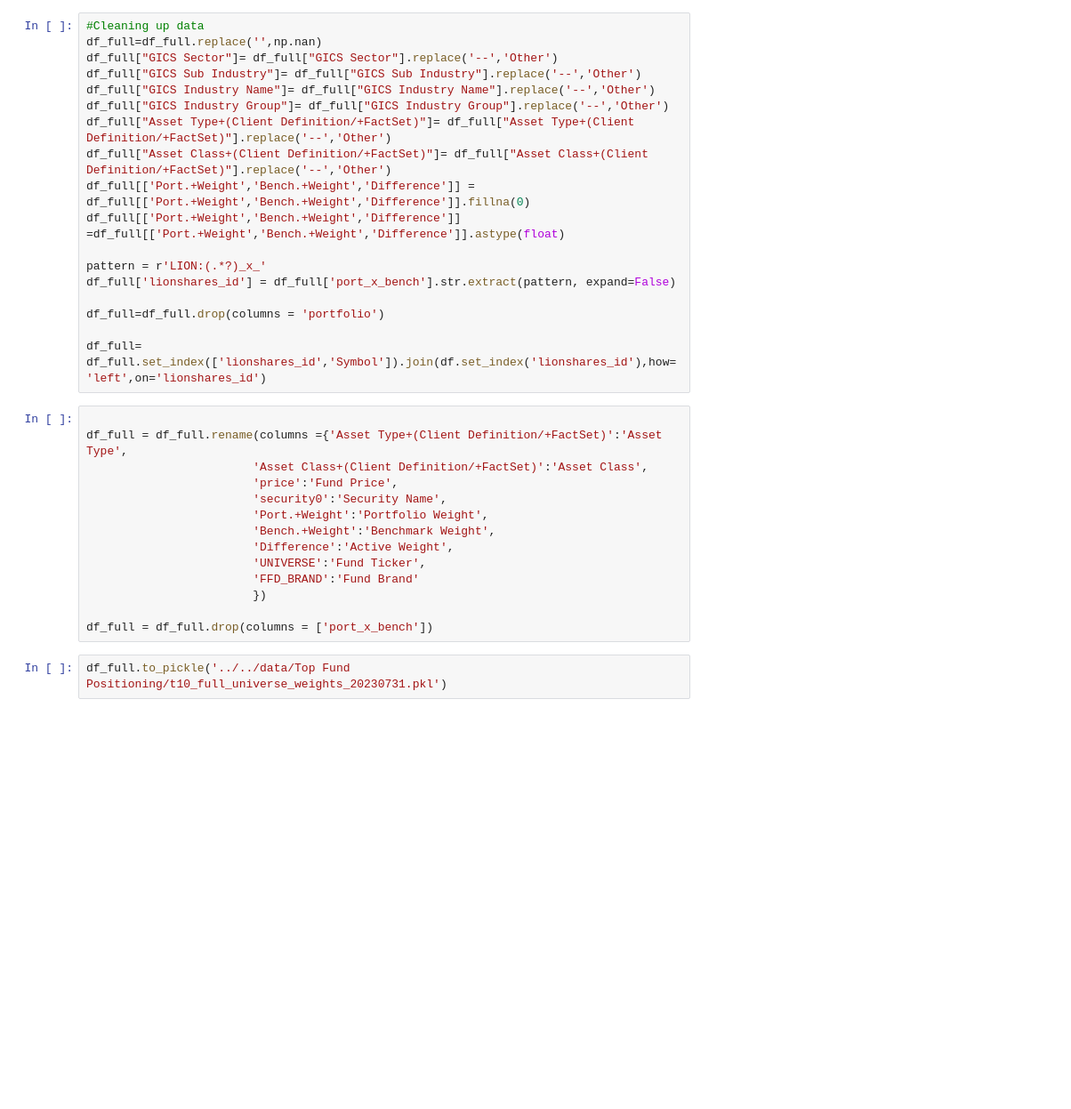
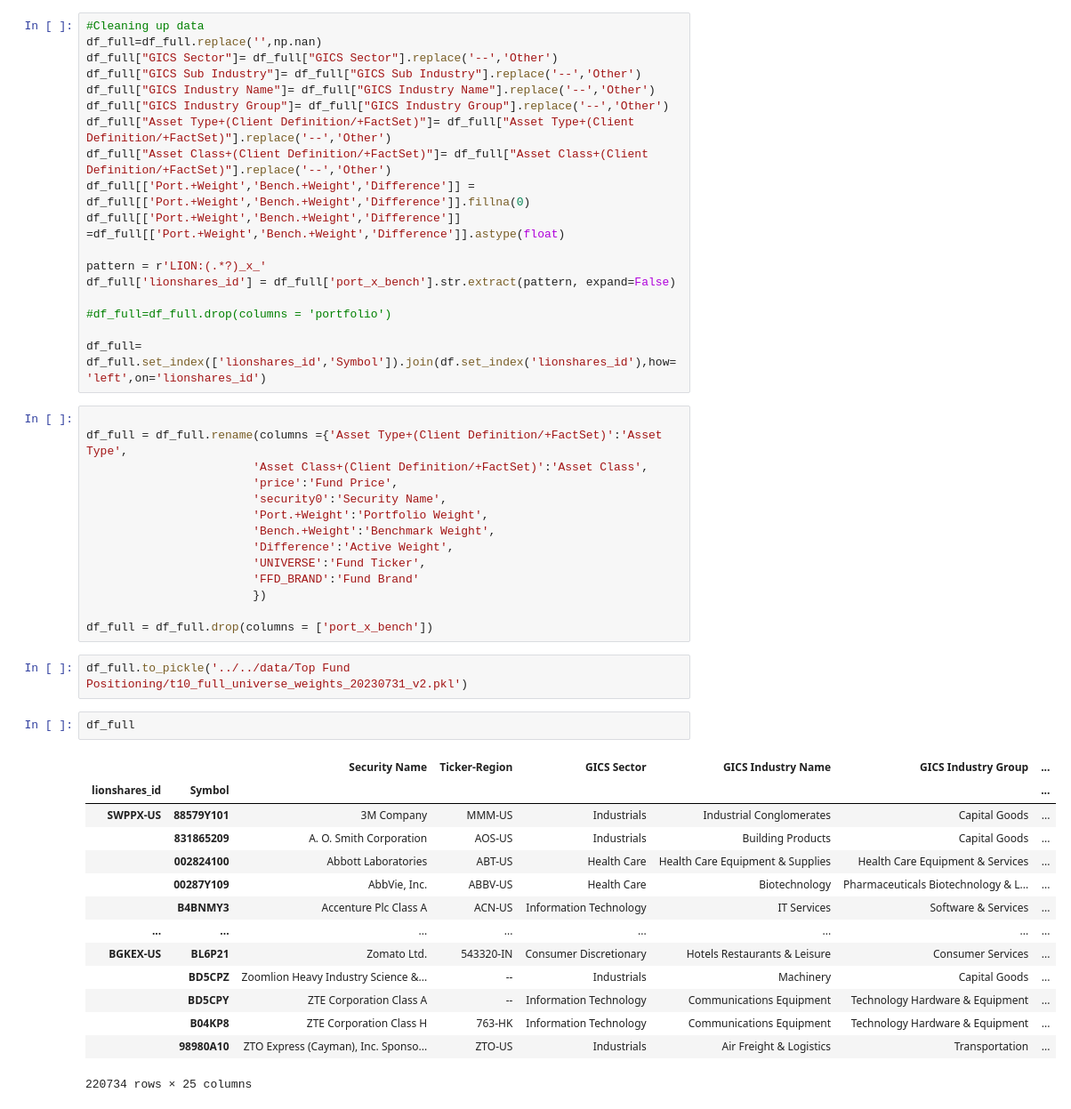
Before and after one commit to nurciuoli/FdsPy, a Jupyter notebook: analysis/Top Fund Positioning/Top 10 Funds by AUM Positioning - Data Gen.ipynb, the cells around one changed output. Shown: that part at 89% size. Drawn from its saved outputs; the diff is of its cells as text; blank space fills up the shorter version.

```diff
--- a/analysis/Top Fund Positioning/Top 10 Funds by AUM Positioning - Data Gen.ipynb
+++ b/analysis/Top Fund Positioning/Top 10 Funds by AUM Positioning - Data Gen.ipynb
@@ -150,7 +150,7 @@ df_full[['Port.+Weight','Bench.+Weight','Difference']] =df_full[['Port.+Weight',
 pattern = r'LION:(.*?)_x_'
 df_full['lionshares_id'] = df_full['port_x_bench'].str.extract(pattern, expand=False)
 
-df_full=df_full.drop(columns = 'portfolio')
+#df_full=df_full.drop(columns = 'portfolio')
 
 df_full= df_full.set_index(['lionshares_id','Symbol']).join(df.set_index('lionshares_id'),how='left',on='lionshares_id')
 # %%
@@ -168,4 +168,21 @@ df_full = df_full.rename(columns ={'Asset Type+(Client Definition/+FactSet)':'As
 
 df_full = df_full.drop(columns = ['port_x_bench'])
 # %%
-df_full.to_pickle('../../data/Top Fund Positioning/t10_full_universe_weights_20230731.pkl')
+df_full.to_pickle('../../data/Top Fund Positioning/t10_full_universe_weights_20230731_v2.pkl')
+# %%
+df_full
+# %% [output]
+|  |  | Security Name | Ticker-Region | GICS Sector | GICS Industry Name | GICS Industry Group | ... |
+| lionshares_id | Symbol |  |  |  |  |  | ... |
+| SWPPX-US | 88579Y101 | 3M Company | MMM-US | Industrials | Industrial Conglomerates | Capital Goods | ... |
+|  | 831865209 | A. O. Smith Corporation | AOS-US | Industrials | Building Products | Capital Goods | ... |
+|  | 002824100 | Abbott Laboratories | ABT-US | Health Care | Health Care Equipment & Supplies | Health Care Equipment & Services | ... |
+|  | 00287Y109 | AbbVie, Inc. | ABBV-US | Health Care | Biotechnology | Pharmaceuticals Biotechnology & L... | ... |
+|  | B4BNMY3 | Accenture Plc Class A | ACN-US | Information Technology | IT Services | Software & Services | ... |
+| ... | ... | ... | ... | ... | ... | ... | ... |
+| BGKEX-US | BL6P21 | Zomato Ltd. | 543320-IN | Consumer Discretionary | Hotels Restaurants & Leisure | Consumer Services | ... |
+|  | BD5CPZ | Zoomlion Heavy Industry Science &... | -- | Industrials | Machinery | Capital Goods | ... |
+|  | BD5CPY | ZTE Corporation Class A | -- | Information Technology | Communications Equipment | Technology Hardware & Equipment | ... |
+|  | B04KP8 | ZTE Corporation Class H | 763-HK | Information Technology | Communications Equipment | Technology Hardware & Equipment | ... |
+|  | 98980A10 | ZTO Express (Cayman), Inc. Sponso... | ZTO-US | Industrials | Air Freight & Logistics | Transportation | ... |
+220734 rows × 25 columns
```
Also changed, not shown: parts of 2 cells of this notebook.
